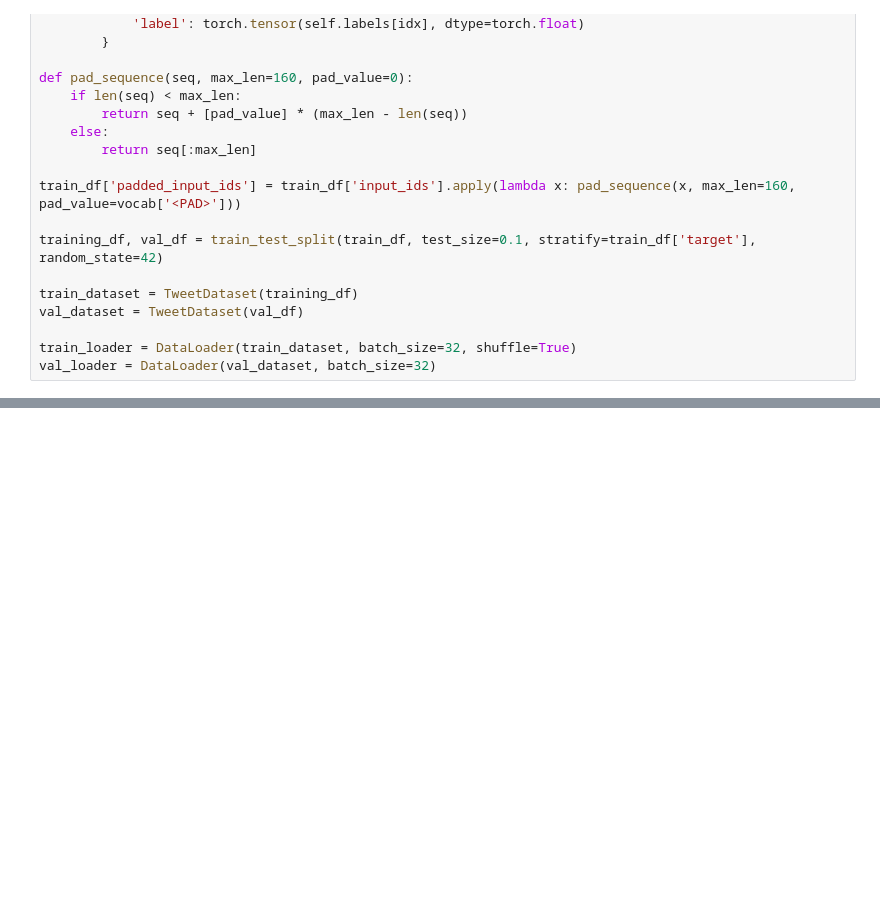
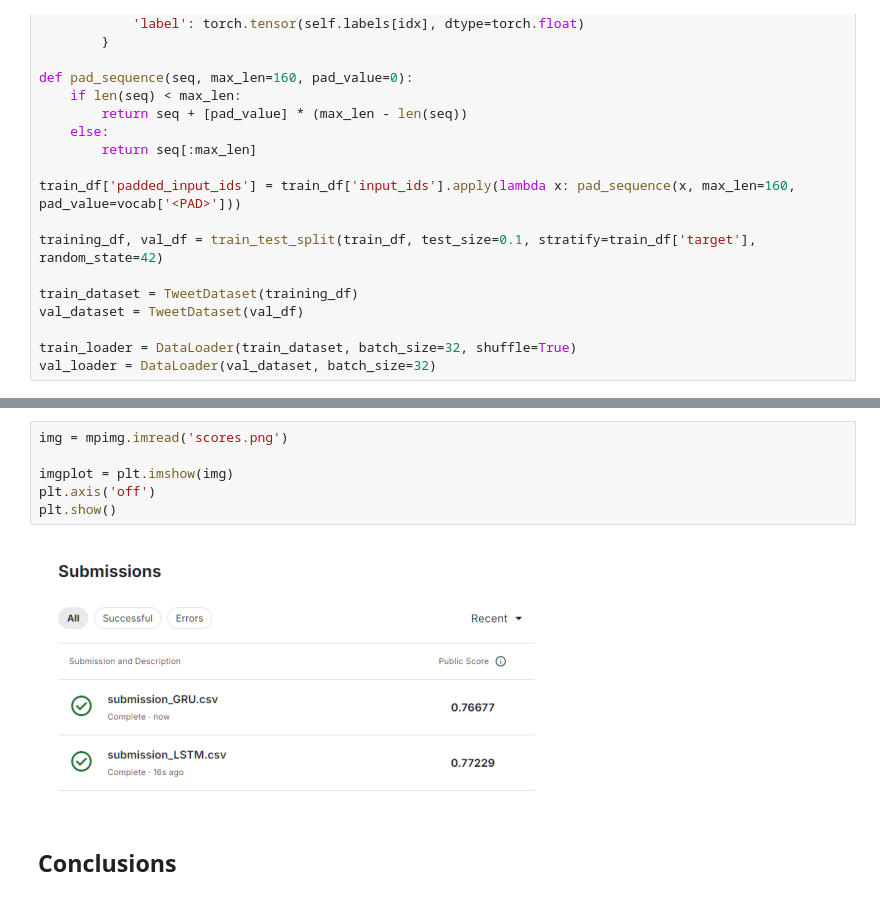
Before and after one commit to RahulCheen/NLP-Tweet-Disaster-Classification, a Jupyter notebook: main.ipynb, the cells around one changed output, grey strips where cells are left out. Drawn from its saved outputs; the diff is of its cells as text; blank space fills up the shorter version.

```diff
--- a/main.ipynb
+++ b/main.ipynb
@@ -353,0 +543,10 @@ Stopping early.
+# %%
+img = mpimg.imread('scores.png')
+
+imgplot = plt.imshow(img)
+plt.axis('off')
+plt.show()
+# %% [output]
+[figure, added]
+# %% [markdown]
+## Conclusions
```
Also changed, not shown: parts of 18 cells of this notebook, 3 other files.
